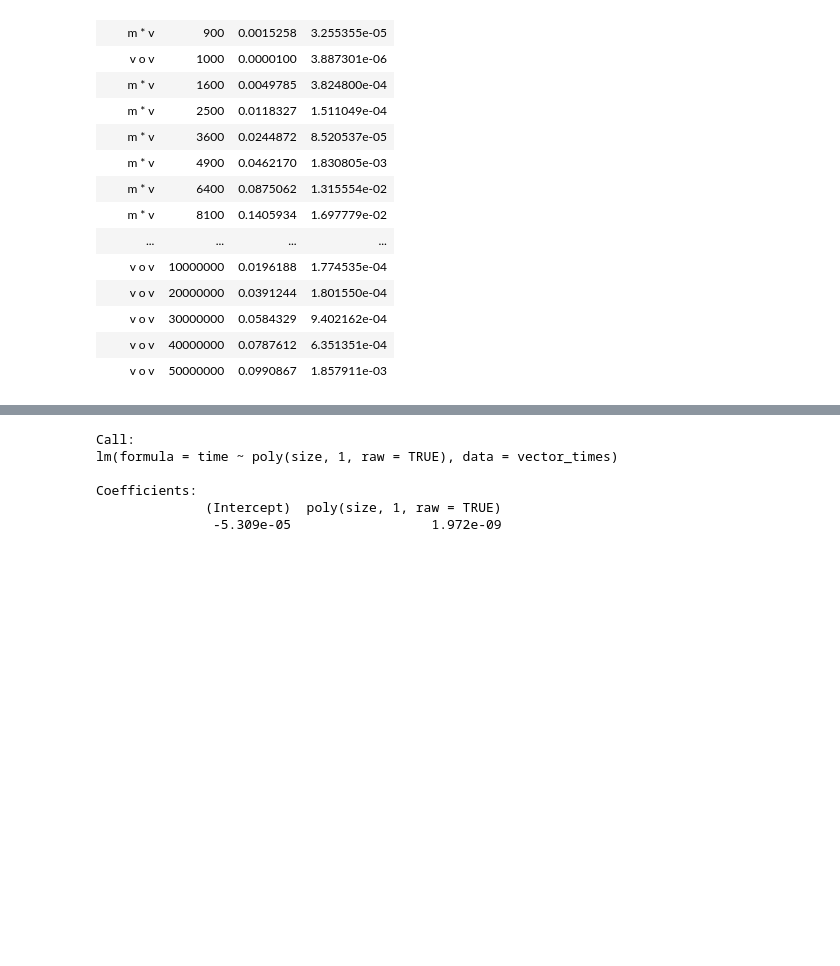
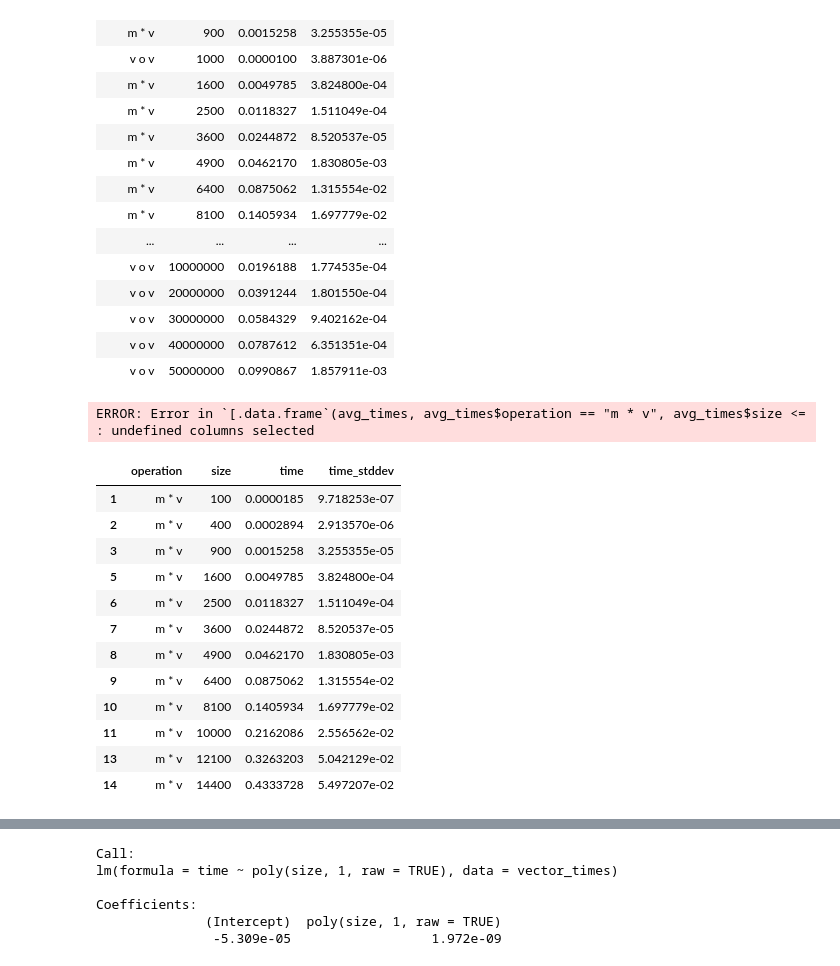
Before and after one commit to mszpyrka/MOWNIT-2018, a Jupyter notebook: zadanie4/zadanie4.ipynb, the cells around one changed output, grey strips where cells are left out. Saved outputs shown, nothing was run; the diff lists cells and outputs as text; code cells hidden in the pictures; blank space fills up the shorter version.

```diff
--- a/zadanie4/zadanie4.ipynb
+++ b/zadanie4/zadanie4.ipynb
@@ -80,6 +80,25 @@ avg_times
 # %%
 vector_times = avg_times[avg_times$operation == "v o v",]
 matrix_times = avg_times[avg_times$operation == "m * v",]
+matrix_times = matrix_times[matrix_times$size <= 10000,]
+# %% [output]
+ERROR: Error in `[.data.frame`(avg_times, avg_times$operation == "m * v", avg_times$size <= : undefined columns selected
+# %%
+matrix_times
+# %% [output]
+|  | operation | size | time | time_stddev |
+| 1 | m * v | 100 | 0.0000185 | 9.718253e-07 |
+| 2 | m * v | 400 | 0.0002894 | 2.913570e-06 |
+| 3 | m * v | 900 | 0.0015258 | 3.255355e-05 |
+| 5 | m * v | 1600 | 0.0049785 | 3.824800e-04 |
+| 6 | m * v | 2500 | 0.0118327 | 1.511049e-04 |
+| 7 | m * v | 3600 | 0.0244872 | 8.520537e-05 |
+| 8 | m * v | 4900 | 0.0462170 | 1.830805e-03 |
+| 9 | m * v | 6400 | 0.0875062 | 1.315554e-02 |
+| 10 | m * v | 8100 | 0.1405934 | 1.697779e-02 |
+| 11 | m * v | 10000 | 0.2162086 | 2.556562e-02 |
+| 13 | m * v | 12100 | 0.3263203 | 5.042129e-02 |
+| 14 | m * v | 14400 | 0.4333728 | 5.497207e-02 |
 # %%
 vector_plot = ggplot(vector_times,aes(size,time)) +
     geom_point(color="green") +
```
Also changed, not shown: parts of 5 cells of this notebook.
